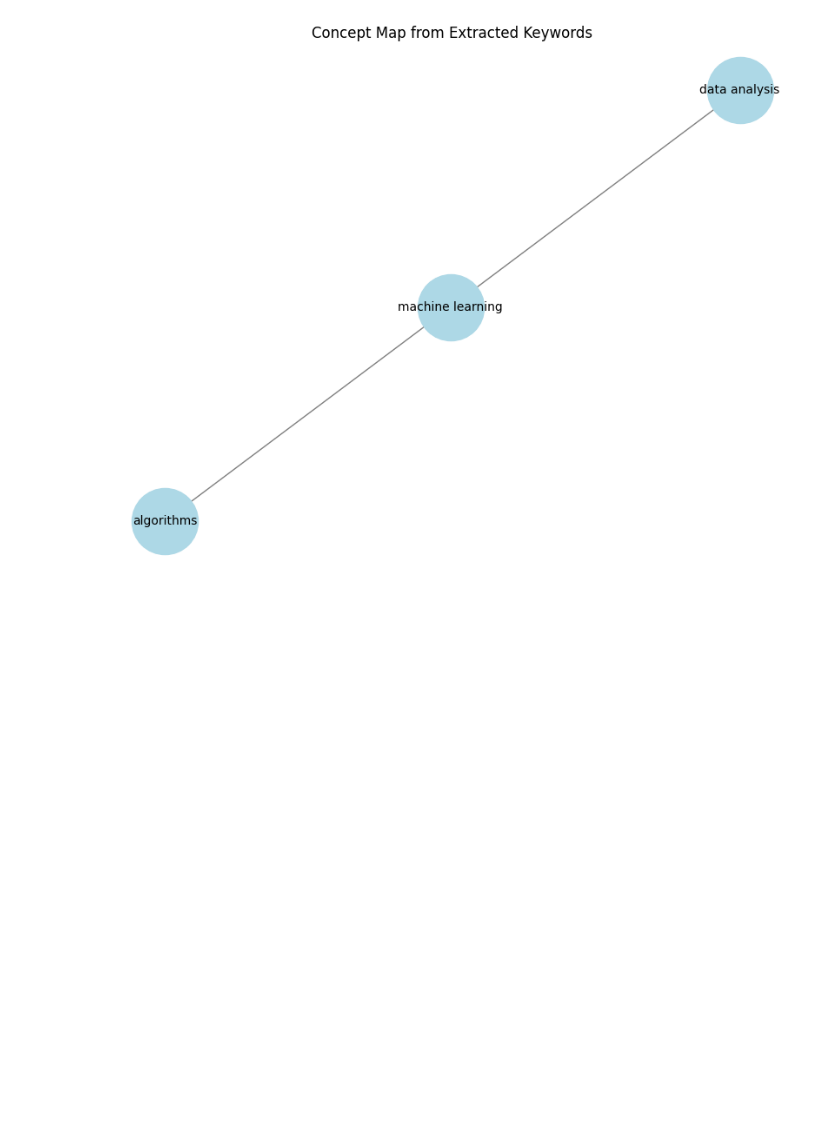
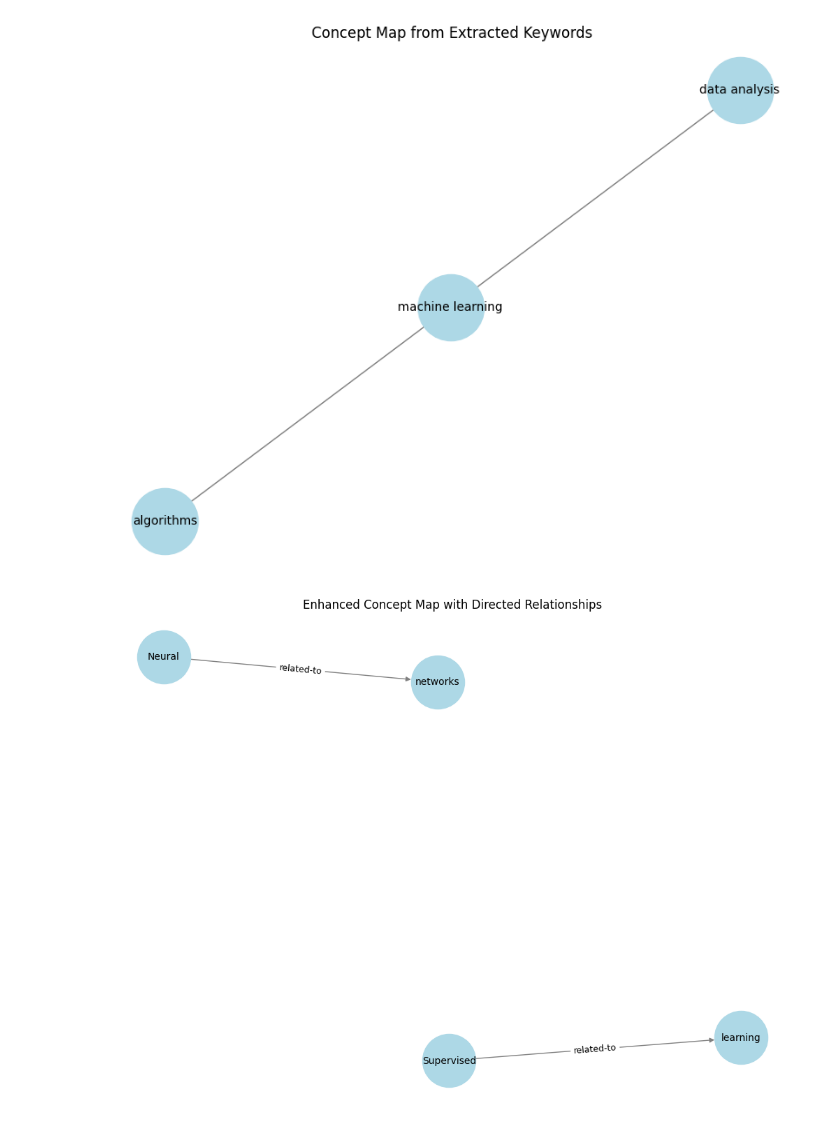
Before and after one commit to nrobin56/ConceptMap_NLP, a Jupyter notebook: Concept_Extraction.ipynb, the cells around one changed output. Drawn from its saved outputs; the diff is of its cells as text; code cells hidden in the pictures; blank space fills up the shorter version.

```diff
--- a/Concept_Extraction.ipynb
+++ b/Concept_Extraction.ipynb
@@ -123,3 +123,61 @@ plt.title("Concept Map from Extracted Keywords")
 plt.show()
 # %% [output]
 [figure]
+# %%
+import spacy
+import networkx as nx
+import matplotlib.pyplot as plt
+from sentence_transformers import SentenceTransformer, util
+
+# Load pre-trained models
+nlp = spacy.load("en_core_web_sm")
+sbert_model = SentenceTransformer("all-MiniLM-L6-v2")
+
+# Sample textbook excerpt
+text = """
+Machine learning is a field of artificial intelligence that allows computers to learn from data.
+Supervised learning is a type of machine learning where models are trained on labeled data.
+Neural networks are used in deep learning, a subset of machine learning, for complex pattern recognition.
+"""
+
+# Extract concepts using dependency parsing
+def extract_concepts(text):
+    doc = nlp(text)
+    concepts = set()
+    relations = []
+
+    for token in doc:
+        if token.pos_ in {"NOUN", "PROPN"}:  # Extract key nouns as concepts
+            concepts.add(token.text)
+            for child in token.children:
+                if child.dep_ in {"amod", "compound", "nsubj", "dobj"}:
+                    relations.append((child.text, token.text, "related-to"))  # Generic relation
+
+    return list(concepts), relations
+
+concepts, relations = extract_concepts(text)
+
+# Compute semantic similarity for stronger relations
+semantic_relations = []
+for c1, c2, rel in relations:
+    embedding1 = sbert_model.encode(c1, convert_to_tensor=True)
+    embedding2 = sbert_model.encode(c2, convert_to_tensor=True)
+    similarity = util.pytorch_cos_sim(embedding1, embedding2).item()
+    if similarity > 0.5:  # Only keep meaningful relationships
+        semantic_relations.append((c1, c2, rel))
+
+# Create a directed graph
+G = nx.DiGraph()
+for c1, c2, rel in semantic_relations:
+    G.add_edge(c1, c2, label=rel)
+
+# Draw the directed concept map
+plt.figure(figsize=(10, 7))
+pos = nx.spring_layout(G)
+nx.draw(G, pos, with_labels=True, node_color="lightblue", node_size=3000, font_size=10, edge_color="gray", arrows=True)
+edge_labels = {(c1, c2): rel for c1, c2, rel in semantic_relations}
+nx.draw_networkx_edge_labels(G, pos, edge_labels=edge_labels, font_size=9)
+plt.title("Enhanced Concept Map with Directed Relationships")
+plt.show()
+# %% [output]
+[figure, added]
```
